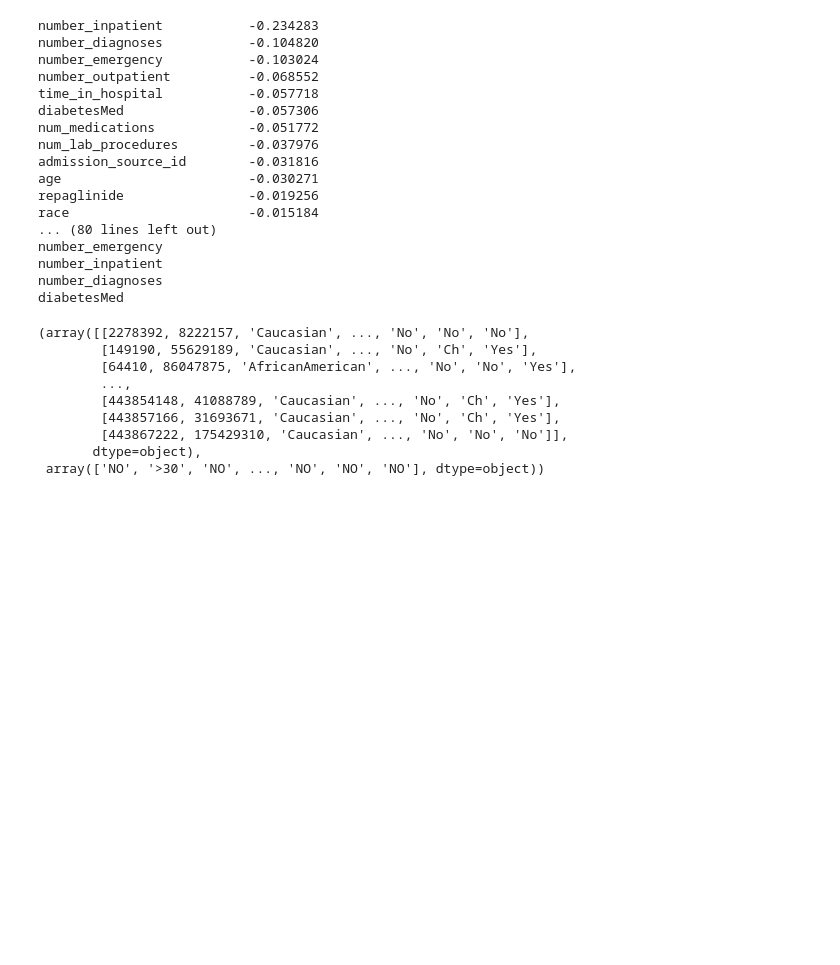
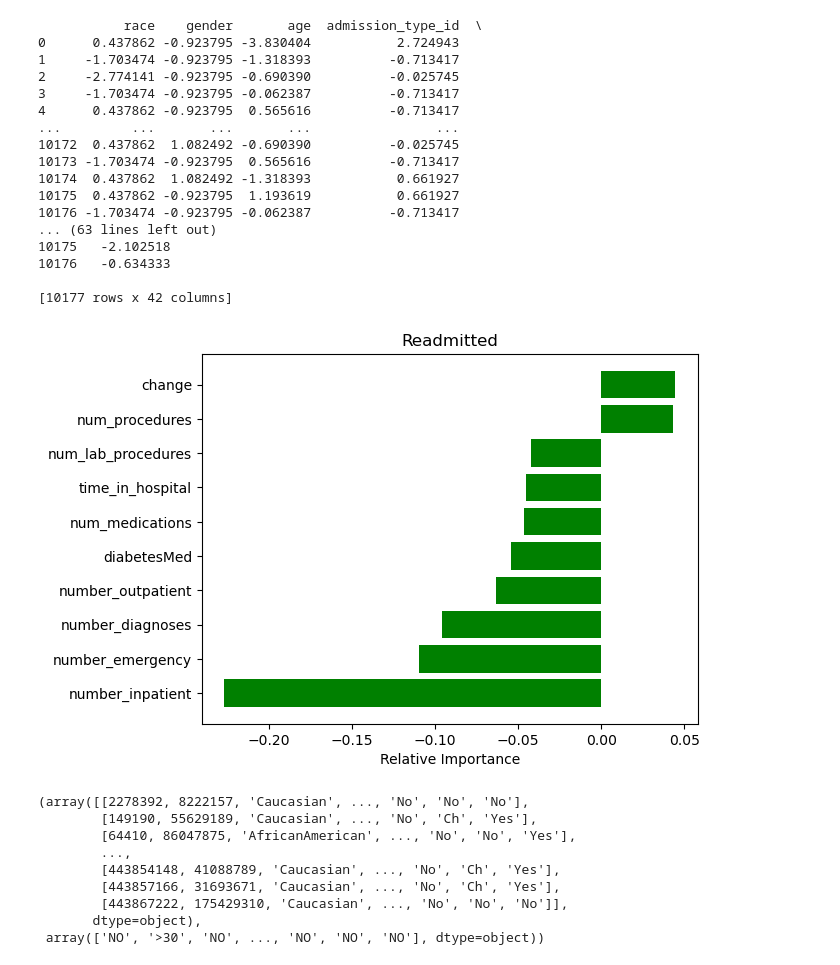
Before and after one commit to bianyiguyuan/diabetic_data_model, a Jupyter notebook: model_train.ipynb, the cells around one changed output. Drawn from its saved outputs; the diff is of its cells as text; code cells hidden in the pictures; blank space fills up the shorter version.

Commit message:
Revert "Update model_train.ipynb"
This reverts commit 24ef2031266046eac32d0deb46f1bb4100441028.

```diff
--- a/model_train.ipynb
+++ b/model_train.ipynb
@@ -116,29 +119,30 @@ class DataSet(object):
 # %%
 train_data = DataSet('diabetic_data.csv')
+#train_data = DataSet('diabetic_data_training.csv')
 test_data = DataSet('diabetic_data_test.csv')
 
 #train_data.data
 
 #test_data.processed_data
 train_data.processed_data.to_csv("test.csv",index=False)
-np.savetxt("test_csv.csv", train_data.normalized_data, delimiter=",")
 # %% [output]
-number_inpatient           -0.234283
-number_diagnoses           -0.104820
-number_emergency           -0.103024
-number_outpatient          -0.068552
-time_in_hospital           -0.057718
-diabetesMed                -0.057306
-num_medications            -0.051772
-num_lab_procedures         -0.037976
-admission_source_id        -0.031816
-age                        -0.030271
-repaglinide                -0.019256
-race                       -0.015184
-... (80 lines left out)
-number_emergency
-number_inpatient
-number_diagnoses
-diabetesMed
+           race    gender       age  admission_type_id  \
+0      0.437862 -0.923795 -3.830404           2.724943
+1     -1.703474 -0.923795 -1.318393          -0.713417
+2     -2.774141 -0.923795 -0.690390          -0.025745
+3     -1.703474 -0.923795 -0.062387          -0.713417
+4      0.437862 -0.923795  0.565616          -0.713417
+...         ...       ...       ...                ...
+10172  0.437862  1.082492 -0.690390          -0.025745
+10173 -1.703474 -0.923795  0.565616          -0.713417
+10174  0.437862  1.082492 -1.318393           0.661927
+10175  0.437862 -0.923795  1.193619           0.661927
+10176 -1.703474 -0.923795 -0.062387          -0.713417
+... (63 lines left out)
+10175   -2.102518
+10176   -0.634333
+
+[10177 rows x 42 columns]
+[figure, added]
 # %%
 # export the normalized data as an Excel file
```
Also changed, not shown: parts of 19 cells of this notebook.
